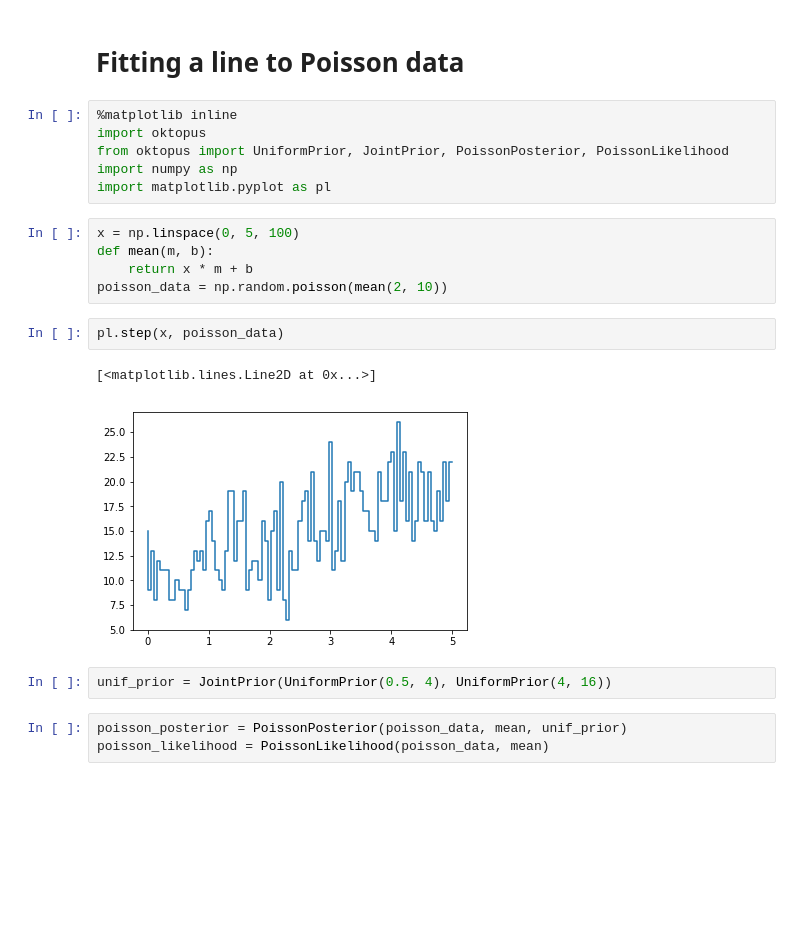
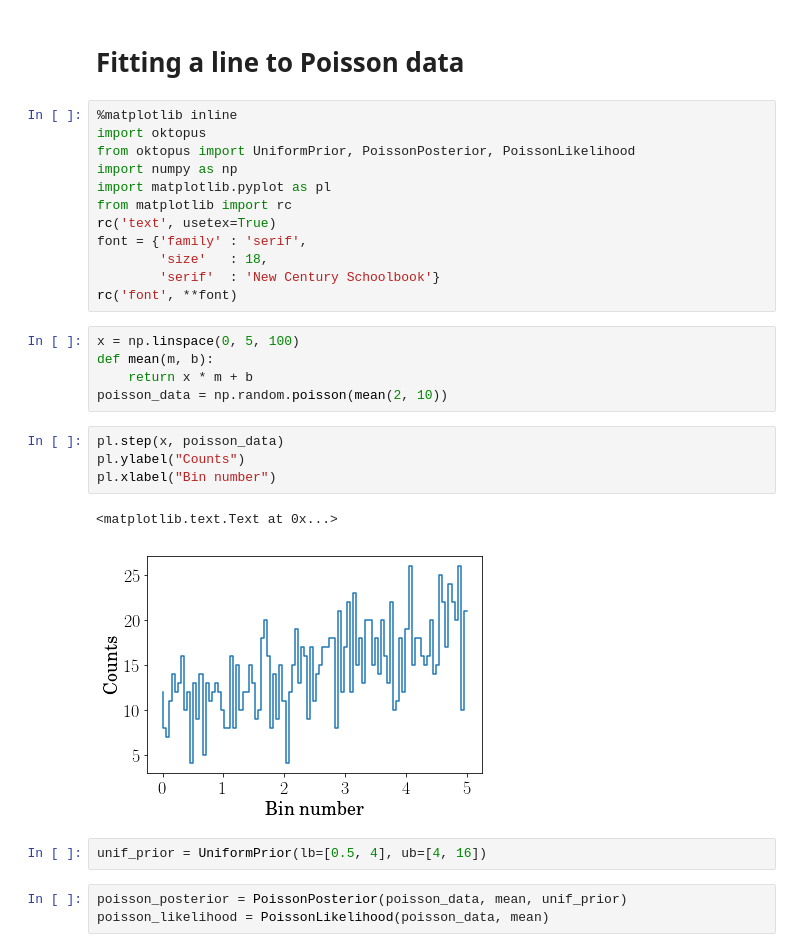
Before and after one commit to KeplerGO/oktopus, a Jupyter notebook: docs/source/notebooks/poisson.ipynb, the cells around one changed output. Cells and saved outputs as stored; diff of their text form; blank space fills up the shorter version.

Commit message:
update poisson example ipython nb

```diff
--- a/docs/source/notebooks/poisson.ipynb
+++ b/docs/source/notebooks/poisson.ipynb
@@ -3,9 +3,15 @@
 # %%
 %matplotlib inline
 import oktopus
-from oktopus import UniformPrior, JointPrior, PoissonPosterior, PoissonLikelihood
+from oktopus import UniformPrior, PoissonPosterior, PoissonLikelihood
 import numpy as np
 import matplotlib.pyplot as pl
+from matplotlib import rc
+rc('text', usetex=True)
+font = {'family' : 'serif',
+        'size'   : 18,
+        'serif'  : 'New Century Schoolbook'}
+rc('font', **font)
 # %%
 x = np.linspace(0, 5, 100)
 def mean(m, b):
@@ -13,11 +19,13 @@ def mean(m, b):
 poisson_data = np.random.poisson(mean(2, 10))
 # %%
 pl.step(x, poisson_data)
+pl.ylabel("Counts")
+pl.xlabel("Bin number")
 # %% [output]
-[<matplotlib.lines.Line2D at 0x...>]
+<matplotlib.text.Text at 0x...>
-[figure, old version]
+[figure, new version]
 # %%
-unif_prior = JointPrior(UniformPrior(0.5, 4), UniformPrior(4, 16))
+unif_prior = UniformPrior(lb=[0.5, 4], ub=[4, 16])
 # %%
 poisson_posterior = PoissonPosterior(poisson_data, mean, unif_prior)
 poisson_likelihood = PoissonLikelihood(poisson_data, mean)
```
Also changed, not shown: parts of 8 cells of this notebook.
